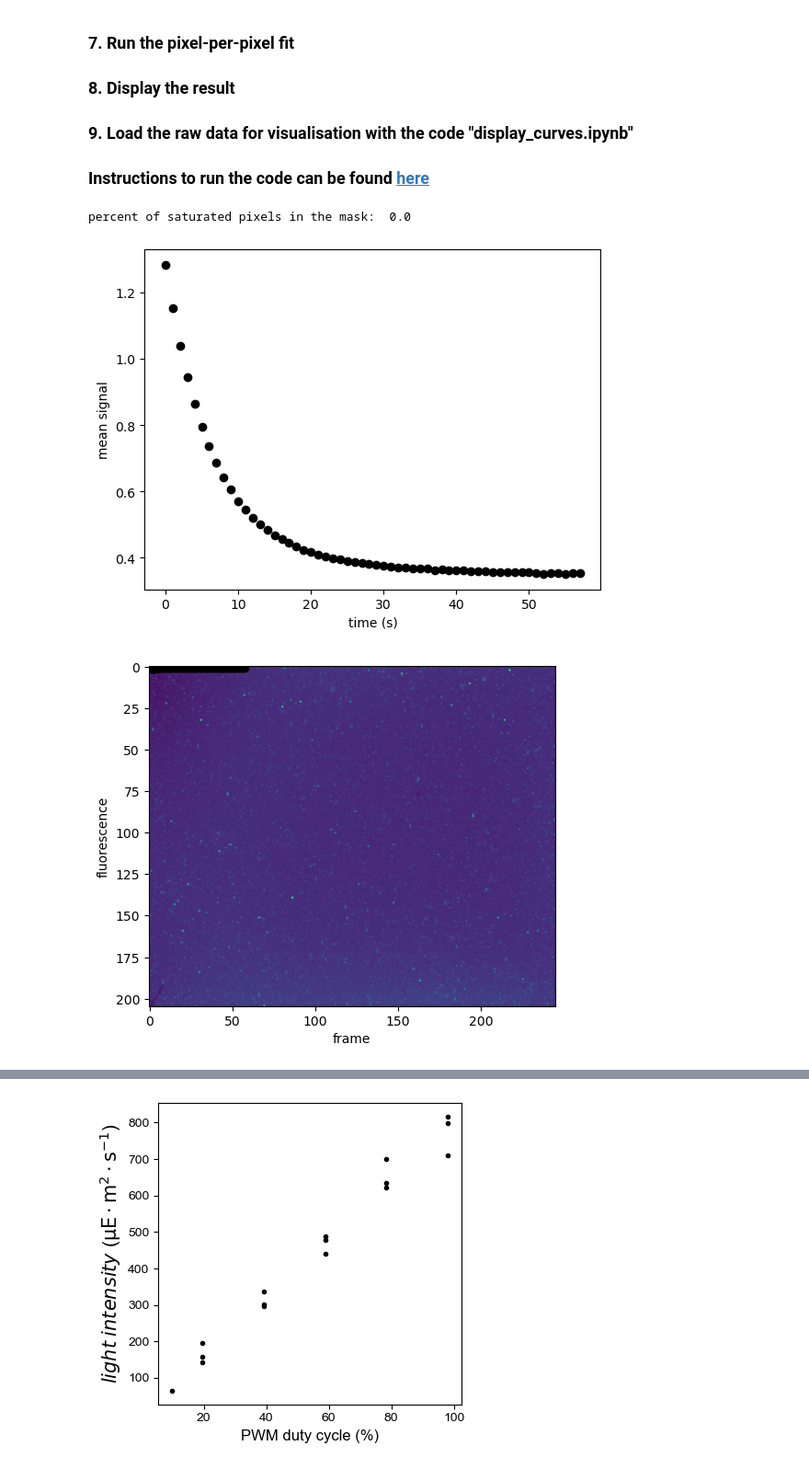
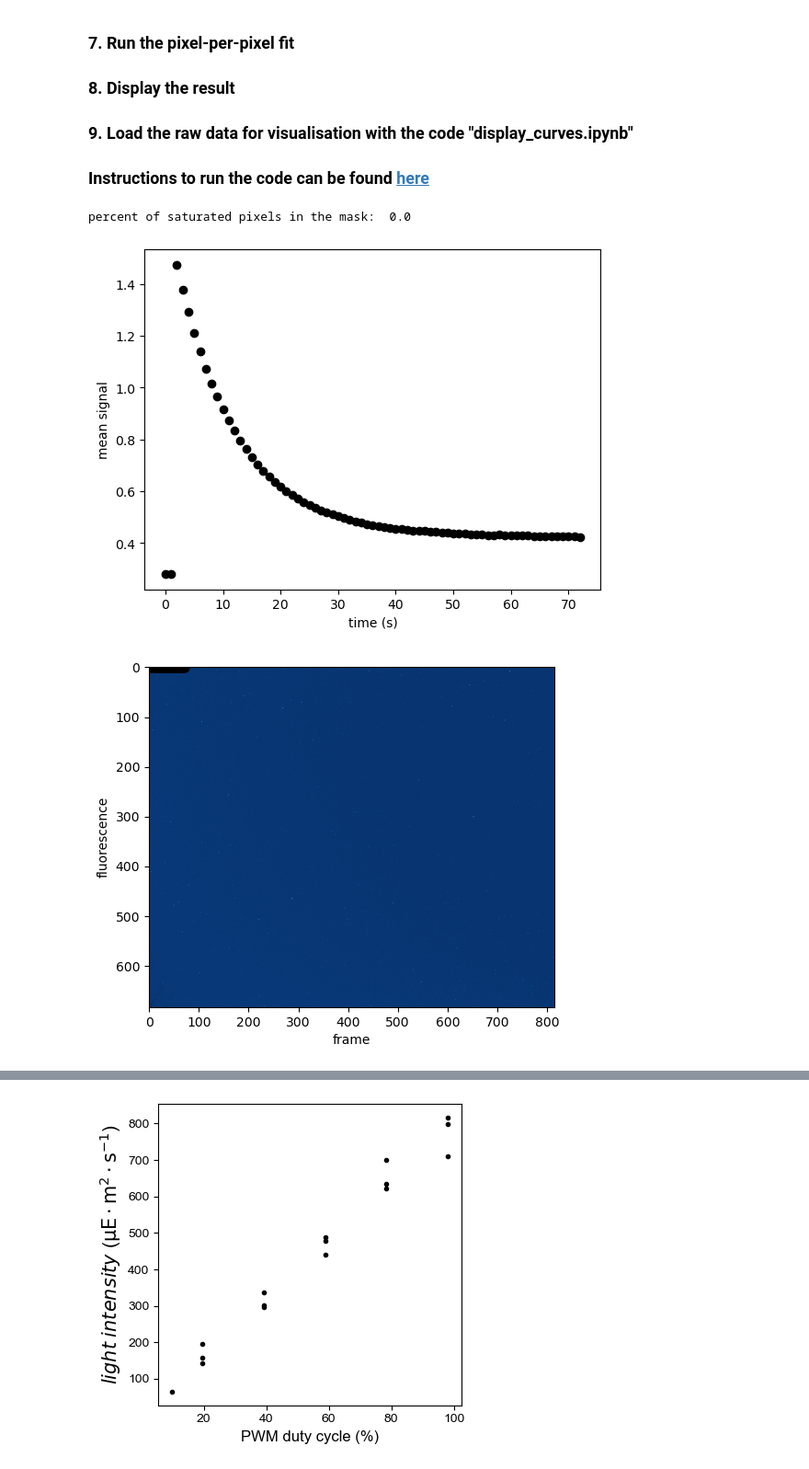
Before and after one commit to Alienor134/CSL-forge, a Jupyter notebook: CSL-analysis/Dronpa2_video_UC2.ipynb, the cells around one changed output, grey strips where cells are left out. Shown at 92% size. Saved outputs shown, nothing was run; the diff lists cells and outputs as text; code cells hidden in the pictures.

```diff
--- a/CSL-analysis/Dronpa2_video_UC2.ipynb
+++ b/CSL-analysis/Dronpa2_video_UC2.ipynb
@@ -69,7 +69,7 @@ loader = ExperimentLoader(
 
 #%matplotlib widget
 # %%
-idi = 284
+idi= 602#586#
 exp = loader.find_by_id(idi)
 video = tiff.imread(exp.artifacts["video.tiff"].file)
 save_folder = glob.glob("C:/Users/alien/Documents/Github/CSL-forge/Experiments/%d_*"%idi)[0]
@@ -87,7 +87,7 @@ frames = video[slices>np.quantile(slices, 0.8)]
 frame_ref = np.mean(frames, axis =0)
 plt.imshow(frame_ref)
 
-D = 1
+D = 10
 D_image = downscale_local_mean(frame_ref, (D,D))
 
 #downscaling
@@ -118,36 +118,33 @@ to_evaluate = video_downscaled[:,mask.flatten()]
 
 plt.plot(np.mean(to_evaluate, axis = 1), 'ok')
 plt.xlabel('frame')
 plt.ylabel('fluorescence')
 
 
-start = 0
+start = 2
 stop = len(to_evaluate)
 
 
 #fit on the mean value before performing the fit on each pixel
 params = simple_tau(np.mean(to_evaluate[start:stop], axis = 1), timing[start:stop], sample_rate = framerate)
 
 time = timing[start:stop]
 time -= time[0]
 plt.figure()
 plt.plot(time, np.mean(to_evaluate[start:stop], axis = 1), "ok", label = "raw data")
 plt.plot(time, exp_decay(params, time), "k", label = "fit")
 plt.xlabel('time(s)')
 plt.ylabel("fluorescence")
 plt.legend()
 plt.savefig(save_folder + "/" + "mean_decay_fit_D2.png")
 
 
 sat = np.sum(to_evaluate[0]==255)/len(to_evaluate[0].flatten())*100
 print("percent of saturated pixels in the mask: ", sat)
 
 if sat > 2:
     print("WARNING, more than 2% of the pixels are saturated on the first frame, try acquiring the movie with shorter exposure/smaller gain.")
-
-#parallel fit on each pixel of the mask
-tau_lists = Parallel(n_jobs = -1 )(parallel_tau(to_evaluate[start:stop,i], timing[start:stop], sample_rate = framerate) for i in tqdm(range(to_evaluate.shape[1])))
 # %% [output]
 percent of saturated pixels in the mask:  0.0
-[figure, old version]
+[figure, new version]
-[figure, old version]
+[figure, new version]
```
Also changed, not shown: parts of 6 cells of this notebook, 9 other files.
